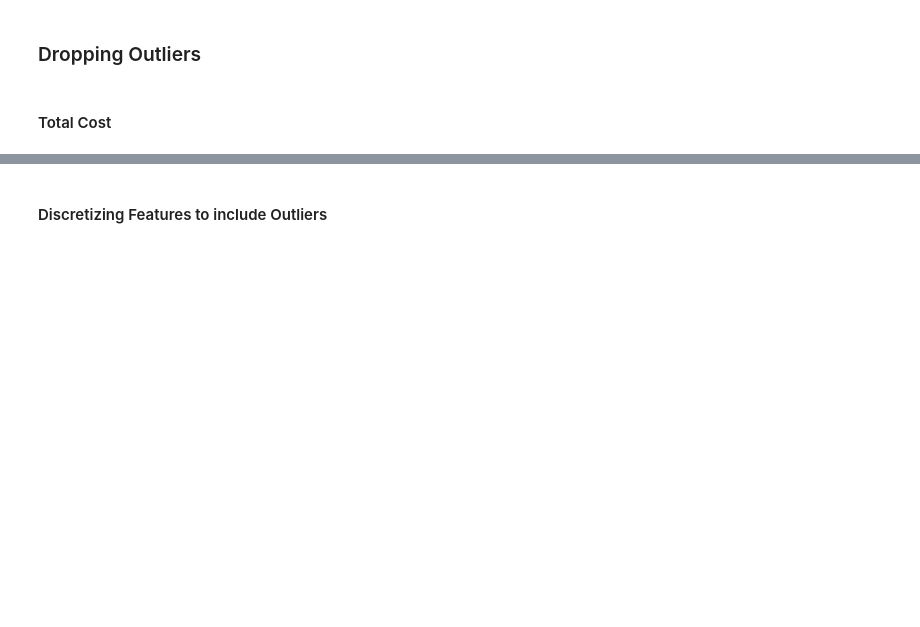
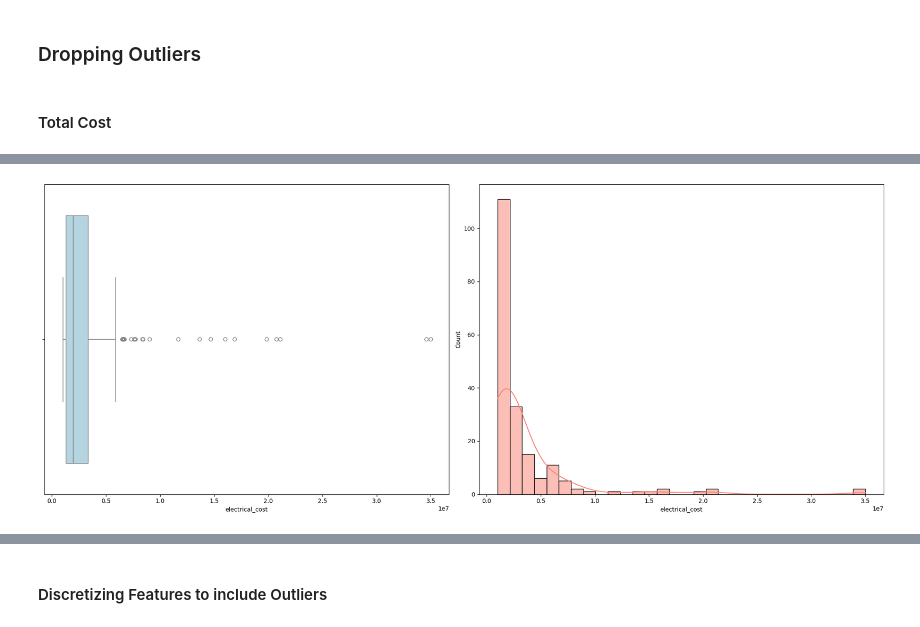
Before and after one commit to estebanba/book-rec, a Jupyter notebook: notebooks/cleaning_building_permits.ipynb, the cells around one changed output, grey strips where cells are left out. Cells and saved outputs as stored; diff of their text form; code cells hidden in the pictures; blank space fills up the shorter version.

```diff
--- a/notebooks/cleaning_building_permits.ipynb
+++ b/notebooks/cleaning_building_permits.ipynb
@@ -545 +545,5 @@ for key, value in testing_dict.items():
 [figure]
+# %%
+plot_outliers(df[df["electrical_cost"] > 1000000], "electrical_cost")
+# %% [output]
+[figure, added]
```
Also changed, not shown: parts of 31 cells of this notebook, 3 other files.
